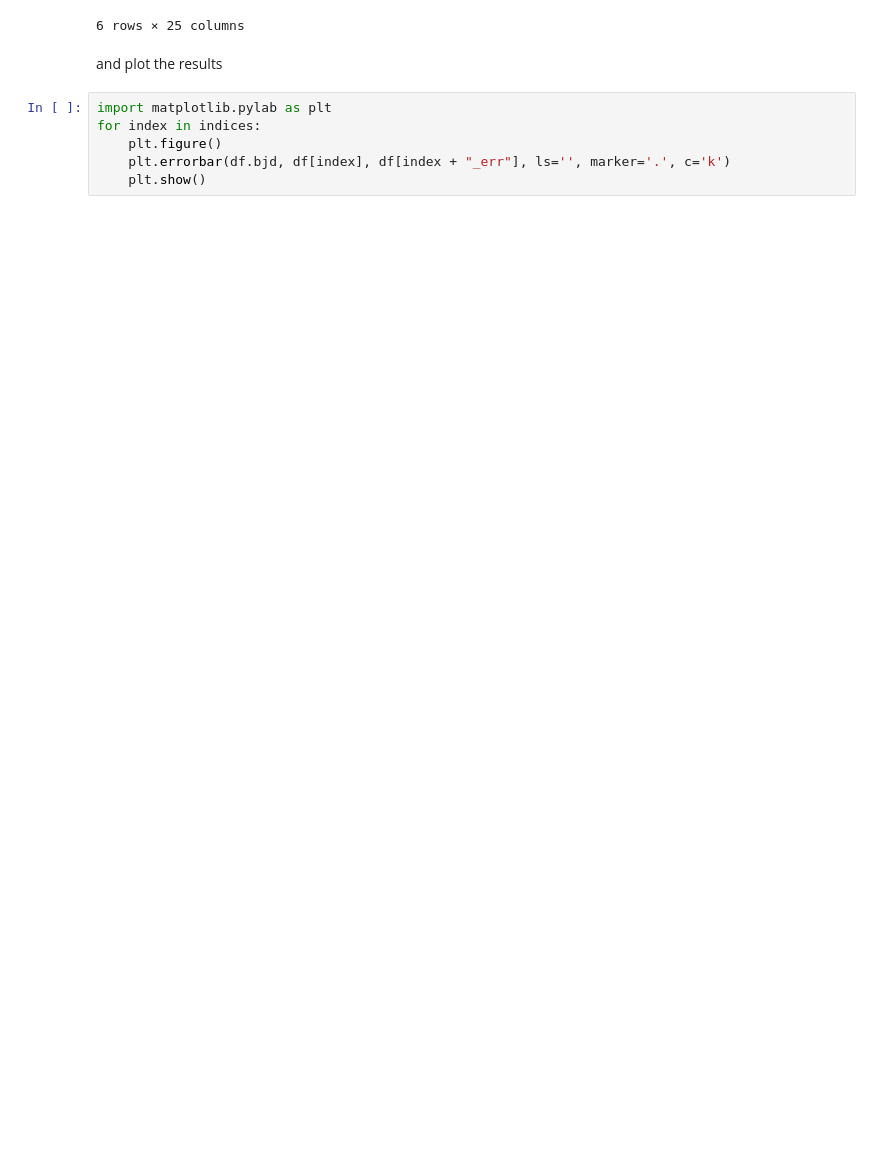
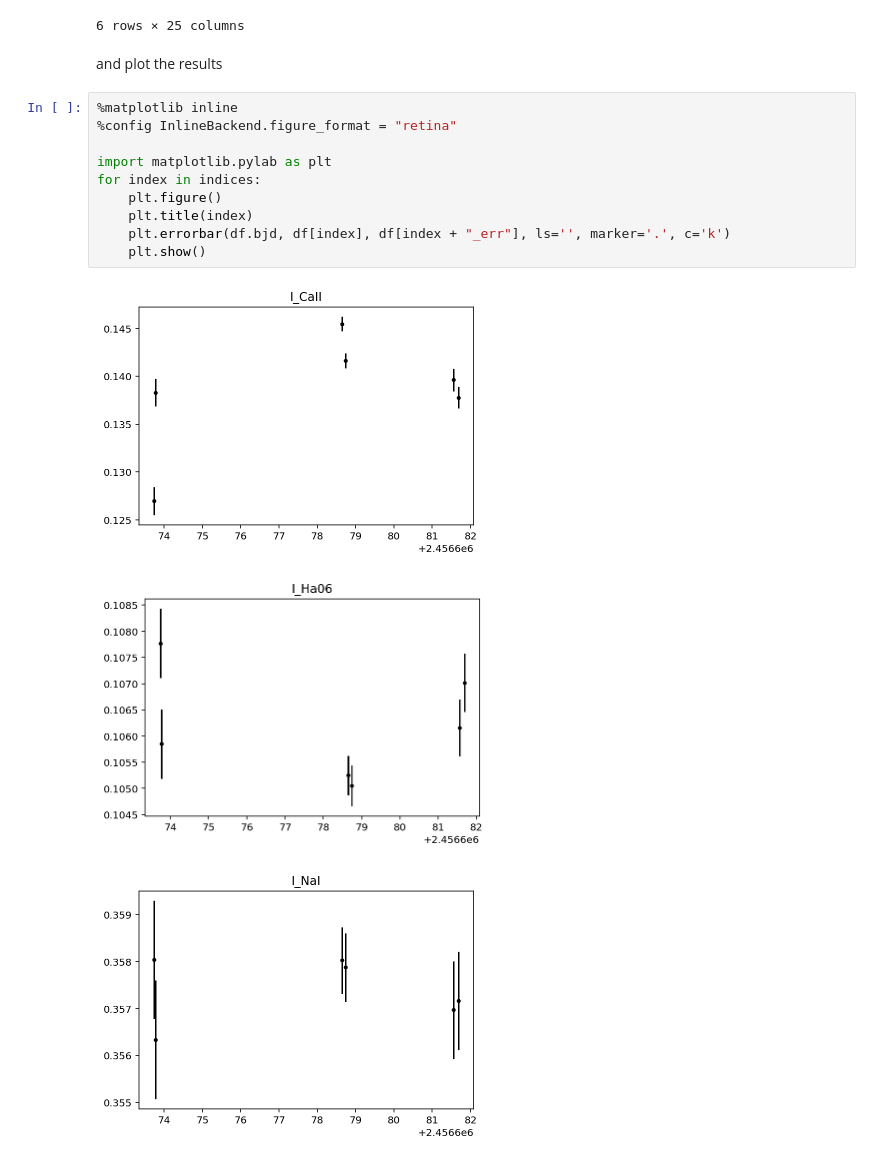
Before and after one commit to gomesdasilva/ACTIN2, a Jupyter notebook: docs/_static/notebooks/getstarted.ipynb, the cells around one changed output. Drawn from its saved outputs; the diff is of its cells as text; blank space fills up the shorter version.

```diff
--- a/docs/_static/notebooks/getstarted.ipynb
+++ b/docs/_static/notebooks/getstarted.ipynb
@@ -63,8 +63,16 @@ df
 # %% [markdown]
 and plot the results
 # %%
+%matplotlib inline
+%config InlineBackend.figure_format = "retina"
+
 import matplotlib.pylab as plt
 for index in indices:
     plt.figure()
+    plt.title(index)
     plt.errorbar(df.bjd, df[index], df[index + "_err"], ls='', marker='.', c='k')
     plt.show()
+# %% [output]
+[figure, added]
+[figure, added]
+[figure, added]
```
Also changed, not shown: 1 other file.
